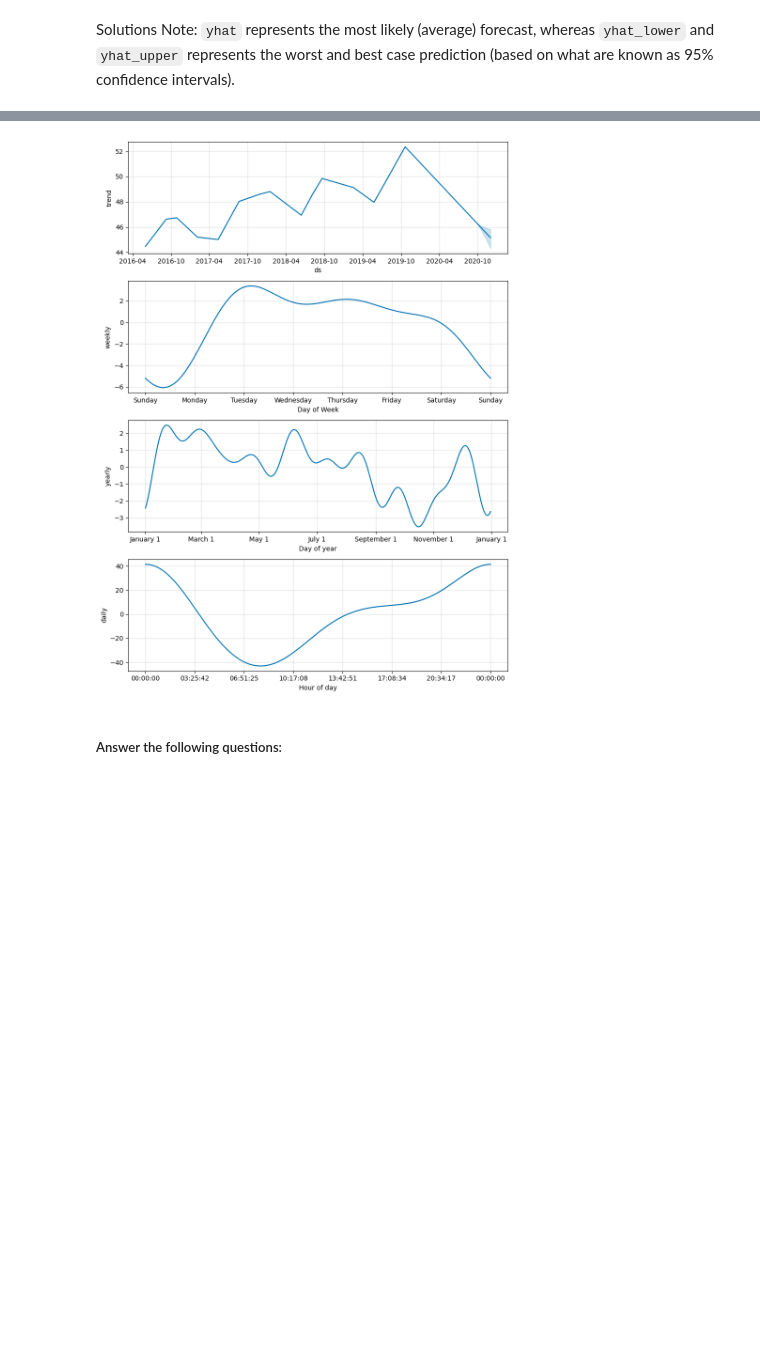
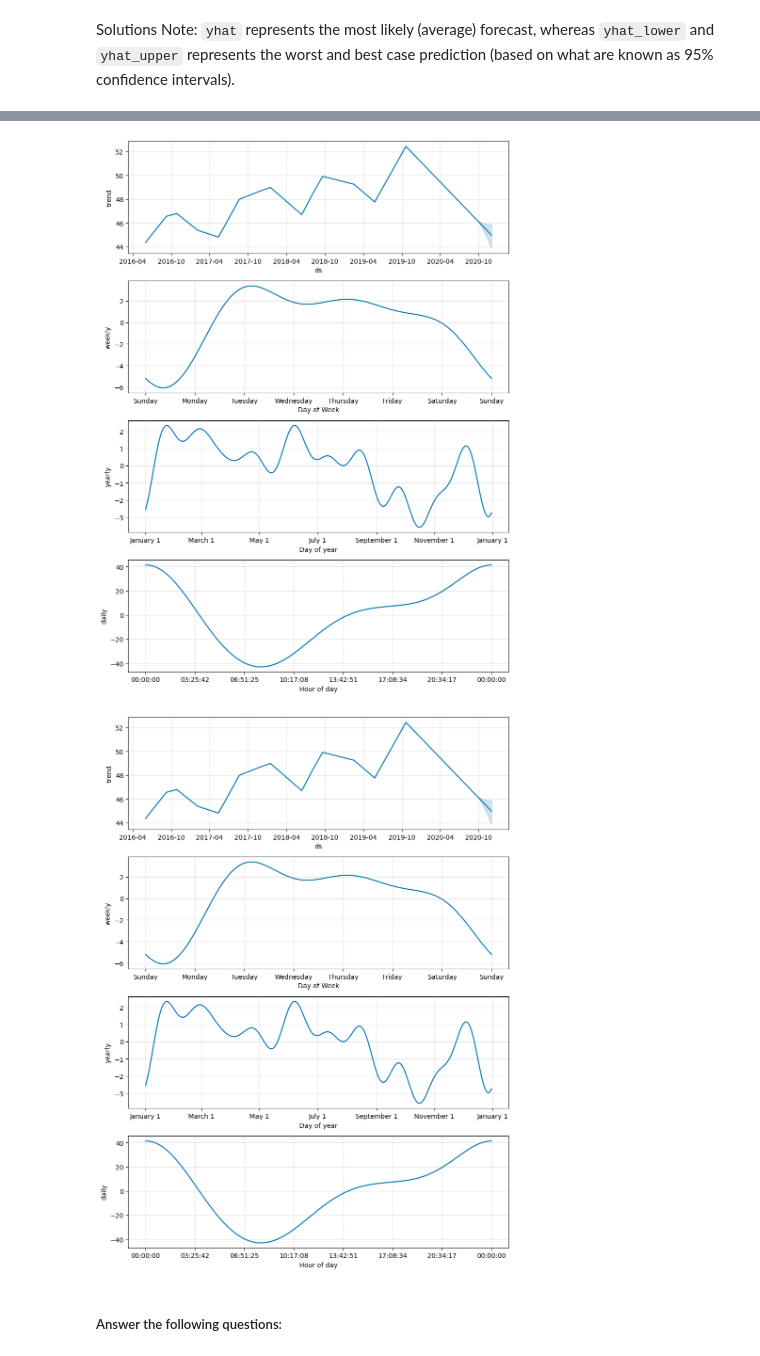
Before and after one commit to remaanne/M18_Stater_Code_, a Jupyter notebook: forecasting_net_prophet.ipynb, the cells around one changed output, grey strips where cells are left out. Cells and saved outputs as stored; diff of their text form; code cells hidden in the pictures; blank space fills up the shorter version.

```diff
--- a/forecasting_net_prophet.ipynb
+++ b/forecasting_net_prophet.ipynb
@@ -436,3 +499,4 @@ Now, you need to produce a time series model that analyzes and forecasts pattern
 # %%
 # Fit the time-series model.
+prophet_model.fit(df_mercado_trends)
 # %% [output]
@@ -449,9 +506,11 @@ INFO:cmdstanpy:Chain [1] done processing
 # %%
 # Create a future dataframe to hold predictions
 # Make the prediction go out as far as 2000 hours (approx 80 days)
+future_mercado_trends = prophet_model.make_future_dataframe(periods=2000, freq='H')
 
 
 # View the last five rows of the future_mercado_trends DataFrame
+future_mercado_trends.tail()
 # %% [output]
 |  | ds |
 | 39101 | 2020-11-30 04:00:00 |
@@ -461,8 +520,10 @@ INFO:cmdstanpy:Chain [1] done processing
 | 39105 | 2020-11-30 08:00:00 |
 # %%
 # Make the predictions for the trend data using the future_mercado_trends DataFrame
+forecast_mercado_trends = prophet_model.predict(future_mercado_trends)
 
 
 # Display the first five rows of the forecast_mercado_trends DataFrame
+forecast_mercado_trends.head()
 # %% [output]
 |  | ds | trend | yhat_lower | yhat_upper | trend_lower | trend_upper | additive_terms | ... |
@@ -495,9 +558,11 @@ INFO:cmdstanpy:Chain [1] done processing
 * What's the lowest point for search traffic in the calendar year?
 # %%
 # Set the index in the forecast_mercado_trends DataFrame to the ds datetime column
+forecast_mercado_trends.set_index('ds', inplace=True)
 
 
 # View the only the yhat,yhat_lower and yhat_upper columns from the DataFrame
+forecast_mercado_trends[['yhat', 'yhat_lower', 'yhat_upper']].head()
 # %% [output]
 |  | yhat | yhat_lower | yhat_upper |
 | ds |  |  |  |
@@ -517,11 +590,14 @@ Solutions Note: `yhat` represents the most likely (average) forecast, whereas `y
 # %%
 # Reset the index in the forecast_mercado_trends DataFrame
+forecast_mercado_trends.reset_index(inplace=True)
 
 
 # Use the plot_components function to visualize the forecast results
 # for the forecast_mercado_trends DataFrame
+prophet_model.plot_components(forecast_mercado_trends)
 # %% [output]
-[figure, old version]
+[figure, new version]
+[figure, added]
 # %% [markdown]
 ##### Answer the following questions:
 # %% [markdown]
```
Also changed, not shown: parts of 26 cells of this notebook.
